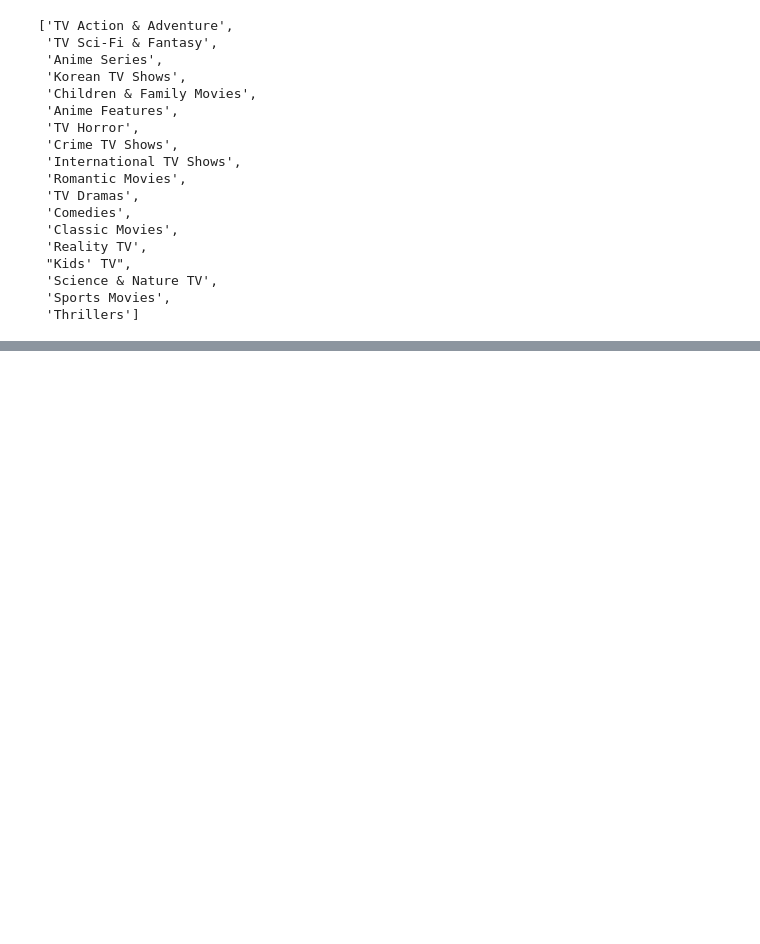
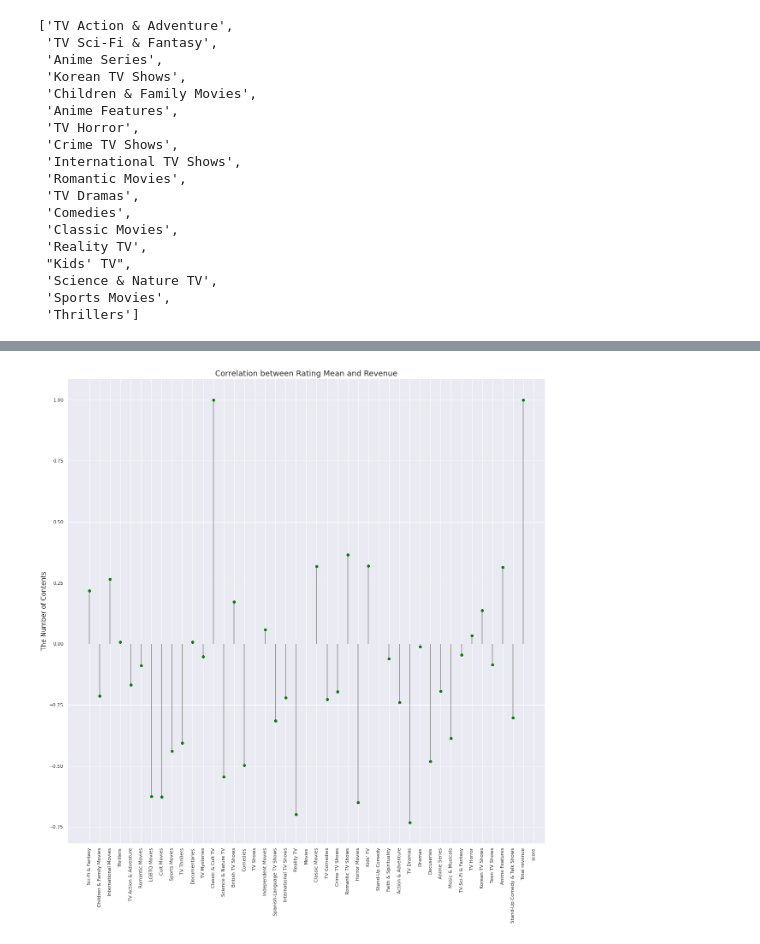
Before and after one commit to Yeyeong99/Aiffel_Datathon, a Jupyter notebook: 4 ott basic eda 1.ipynb, the cells around one changed output, grey strips where cells are left out. Cells and saved outputs as stored; diff of their text form; code cells hidden in the pictures; blank space fills up the shorter version.

Commit message:
add correlatoin between rating and revenue

```diff
--- a/4 ott basic eda 1.ipynb
+++ b/4 ott basic eda 1.ipynb
@@ -1293,0 +1345,3 @@ list(genre_dicts[cor_genre_list[0]]['title'])
+# %%
+genre_df = net_genre_df.drop(idx)
+genre_df
@@ -1293,0 +1366,5 @@ list(genre_dicts[cor_genre_list[0]]['title'])
+# %%
+genre = list(genre_df.columns[2:])
+quarter = list(net_reven.index)
+quarter.sort()
+genre[:5]
@@ -1293,0 +1377,13 @@ list(genre_dicts[cor_genre_list[0]]['title'])
+# %%
+ratings_of_genre = []
+for i in quarter:
+    for j in genre:
+        # 특정 장르에 해당하는 영화를 분기와 상관없이 모두 추출
+        specific = genre_df[genre_df[j]==1]
+        # 분기 별로 장르의 평균 구함
+        specific = specific[genre_df['quarter_added']==i]
+        mean_score = specific['score'].mean()
+        quarter_genre.loc[i, j] = mean_score
+        # 장르별로 영화를 구분해 저장
+        specific_df = pd.DataFrame(np.array(specific['score']), index=[[j]*len(specific),specific['title']], columns=['score'])
+        ratings_of_genre.append(specific_df)
@@ -1293,0 +1406,6 @@ list(genre_dicts[cor_genre_list[0]]['title'])
+# %%
+genre_cor_dict = dict(quarter_genre.corrwith(quarter_genre['Total revenue']))
+# %%
+show_genre(genre_cor_dict, 'Correlation between Rating Mean and Revenue', 20, 20, 90)
+# %% [output]
+[figure, added]
```
Also changed, not shown: parts of 17 cells of this notebook.
